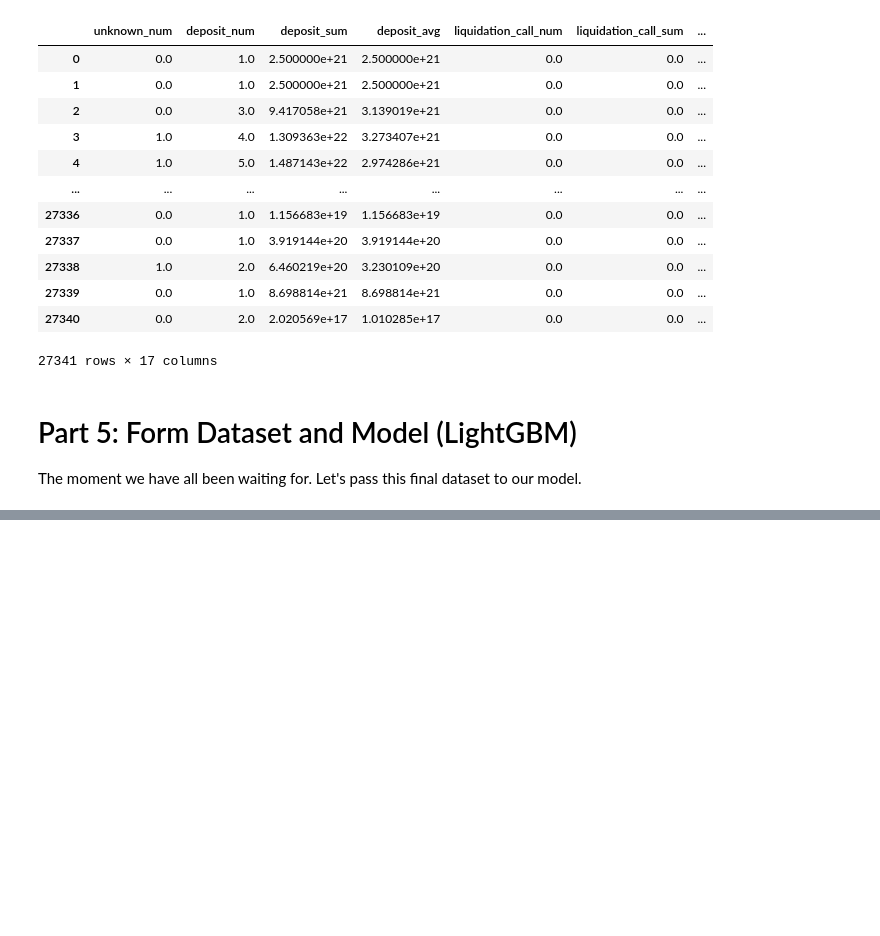
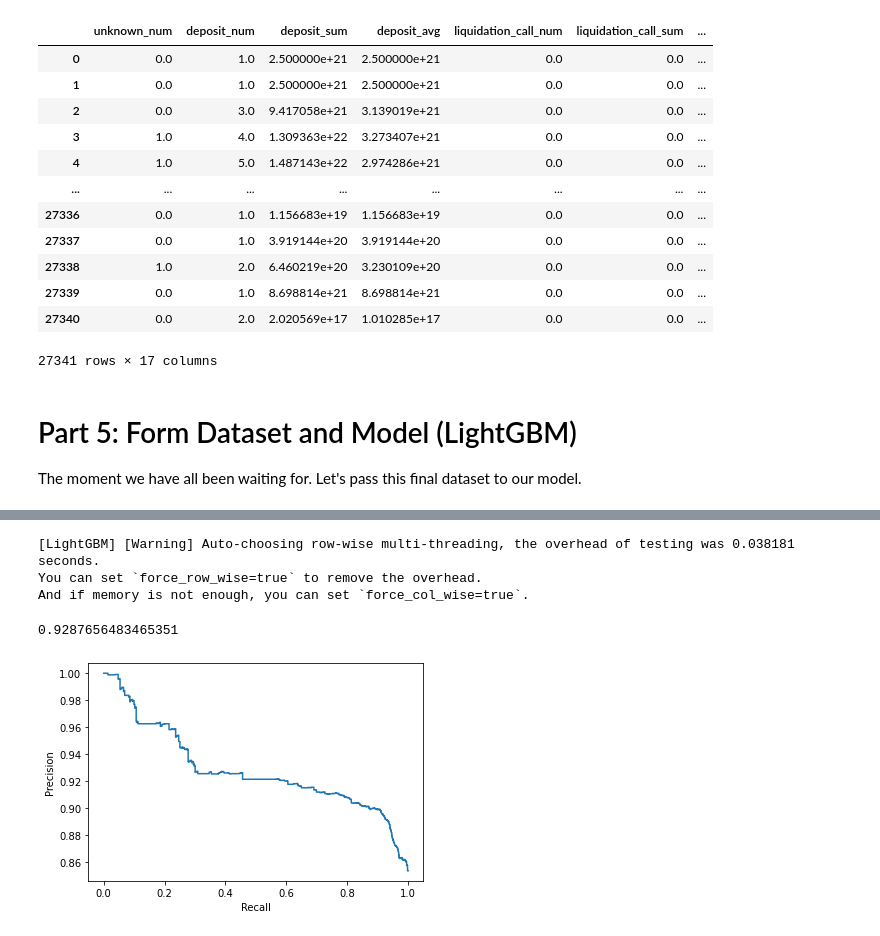
Before and after one commit to Scaleframe/defi_credit_score, a Jupyter notebook: notebooks/01-data-and-solution-flow.ipynb, the cells around one changed output, grey strips where cells are left out. Saved outputs shown, nothing was run; the diff lists cells and outputs as text; code cells hidden in the pictures; blank space fills up the shorter version.

```diff
--- a/notebooks/01-data-and-solution-flow.ipynb
+++ b/notebooks/01-data-and-solution-flow.ipynb
@@ -1218,0 +1312,58 @@ roc_auc_score(target_te,preds)
+# %%
+##### Part 6.c: Weighting Samples for Improving Performance
+
+import lightgbm
+import numpy as np
+
+"""
+    here we pass is_unbalance= True to LightGBM.
+    It will handle weighting the unbalanced data.
+"""
+
+
+# prepare the train / label split
+TR = lightgbm.Dataset(df_tr,label=target_tr)
+TE = lightgbm.Dataset(df_te,label=target_te)
+
+
+MD = 3 # max depth for the treess
+NE = 200 # number of trees in the gradient boosting model
+TD = 2.0 # total distance searched by the gradient boosting iteration
+
+params = {
+    "n_estimators" : NE,
+    'boosting_type': 'gbdt',
+    'objective': 'binary',
+    'num_leaves': int(2**MD),
+    'learning_rate': TD/NE,
+    'feature_fraction': 1.0,
+    'bagging_fraction': 1.0,
+    'verbose': 0,
+    'max_depth': MD,
+    'is_unbalance': 'true'
+}
+
+# train the model
+model_unbal = lightgbm.train(params, TR)
+
+# get predictions
+preds_unbal = model.predict(df_te)
+# %% [output]
+[LightGBM] [Warning] Auto-choosing row-wise multi-threading, the overhead of testing was 0.038181 seconds.
+You can set `force_row_wise=true` to remove the overhead.
+And if memory is not enough, you can set `force_col_wise=true`.
+# %%
+##### Part 6.c: Weighting Samples for Improving Performance
+
+# Precision and recall scores with reweighting classes.
+
+from sklearn.metrics import precision_recall_curve, PrecisionRecallDisplay
+
+precision_unbal, recall_unbal, _ = precision_recall_curve(target_te, preds_unbal)
+disp = PrecisionRecallDisplay(precision=precision_unbal, recall=recall_unbal)
+disp.plot()
+
+print(auc(recall_unbal, precision_unbal))
+# %% [output]
+0.9287656483465351
+[figure, added]
```
Also changed, not shown: parts of 18 cells of this notebook.
